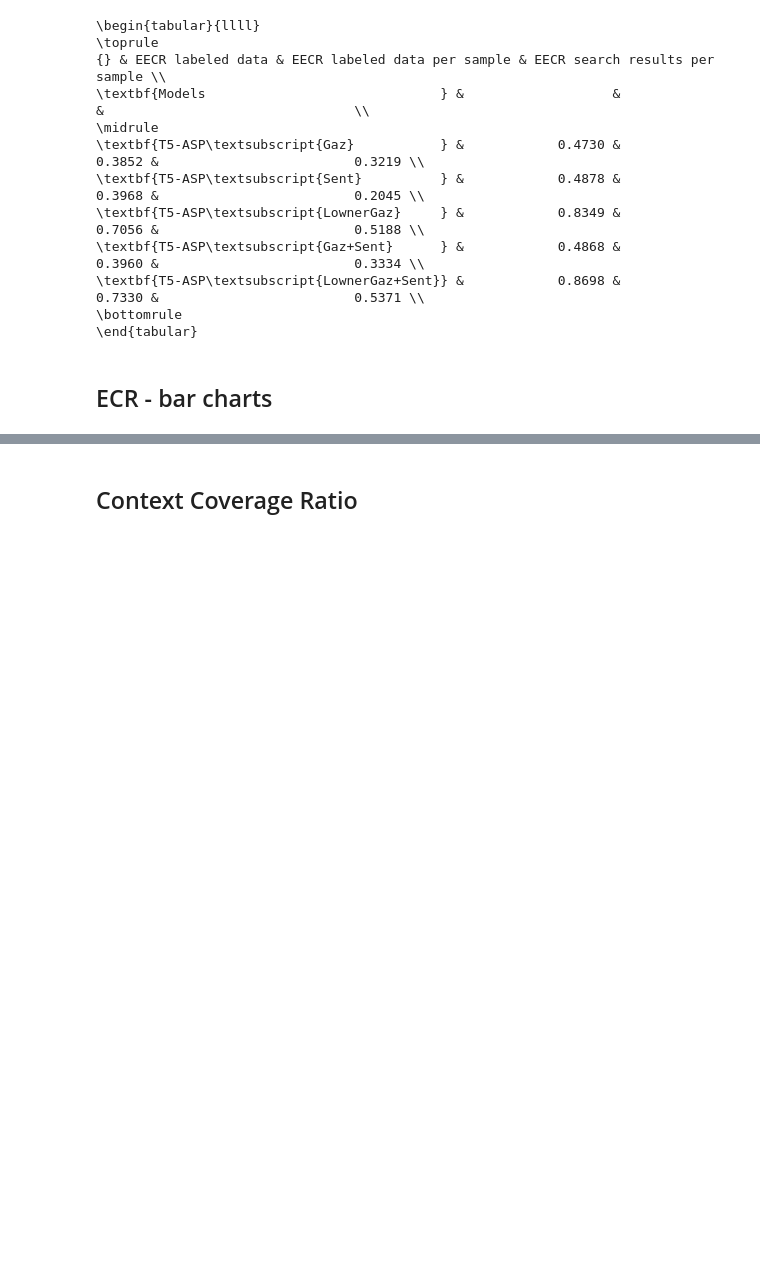
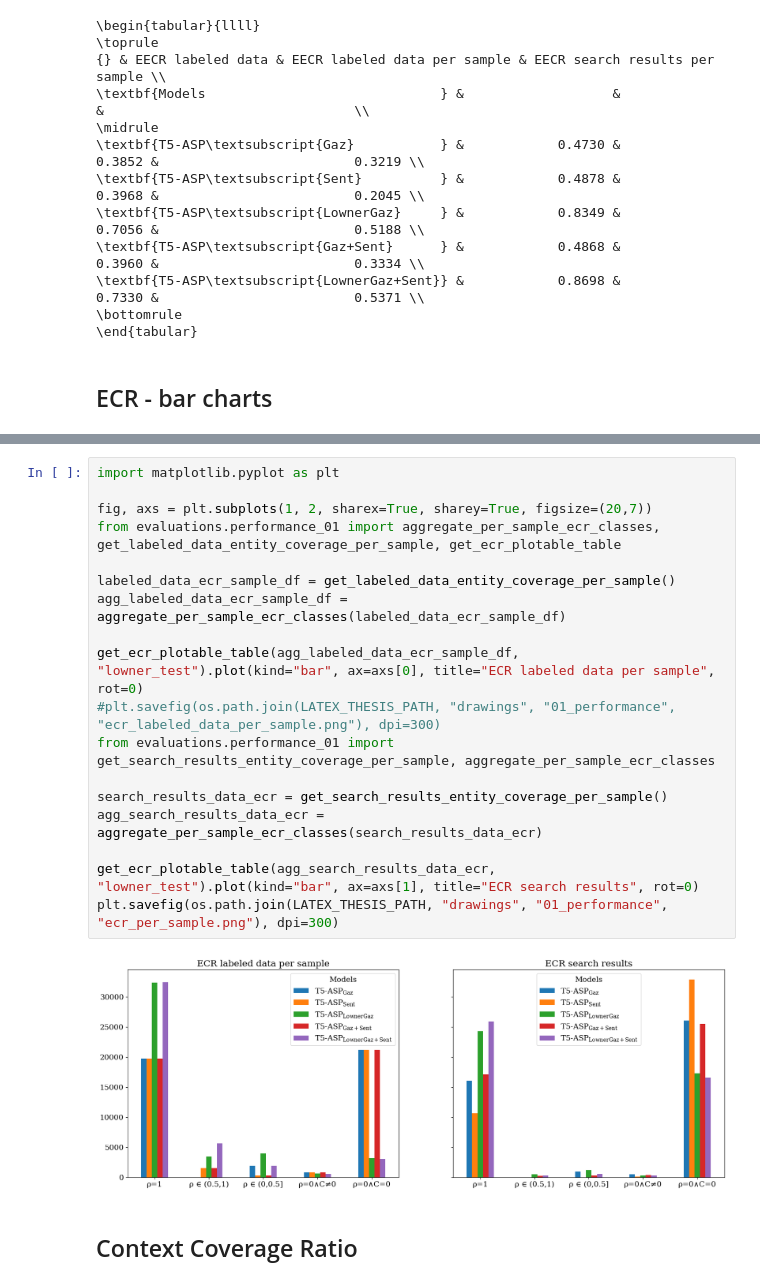
Before and after one commit to roebbert92/thesis, a Jupyter notebook: evaluations/01_performance.ipynb, the cells around one changed output, grey strips where cells are left out. Saved outputs shown, nothing was run; the diff lists cells and outputs as text; blank space fills up the shorter version.

```diff
--- a/evaluations/01_performance.ipynb
+++ b/evaluations/01_performance.ipynb
@@ -463,3 +414,23 @@ search_results_data_ecr
+# %%
+import matplotlib.pyplot as plt
+
+fig, axs = plt.subplots(1, 2, sharex=True, sharey=True, figsize=(20,7))
+from evaluations.performance_01 import aggregate_per_sample_ecr_classes, get_labeled_data_entity_coverage_per_sample, get_ecr_plotable_table
+
+labeled_data_ecr_sample_df = get_labeled_data_entity_coverage_per_sample()
+agg_labeled_data_ecr_sample_df = aggregate_per_sample_ecr_classes(labeled_data_ecr_sample_df)
+
+get_ecr_plotable_table(agg_labeled_data_ecr_sample_df, "lowner_test").plot(kind="bar", ax=axs[0], title="ECR labeled data per sample", rot=0)
+#plt.savefig(os.path.join(LATEX_THESIS_PATH, "drawings", "01_performance", "ecr_labeled_data_per_sample.png"), dpi=300)
+from evaluations.performance_01 import get_search_results_entity_coverage_per_sample, aggregate_per_sample_ecr_classes
+
+search_results_data_ecr = get_search_results_entity_coverage_per_sample()
+agg_search_results_data_ecr = aggregate_per_sample_ecr_classes(search_results_data_ecr)
+
+get_ecr_plotable_table(agg_search_results_data_ecr, "lowner_test").plot(kind="bar", ax=axs[1], title="ECR search results", rot=0)
+plt.savefig(os.path.join(LATEX_THESIS_PATH, "drawings", "01_performance", "ecr_per_sample.png"), dpi=300)
+# %% [output]
+[figure, added]
 # %% [markdown]
 ## Context Coverage Ratio
 # %%
```
Also changed, not shown: parts of 4 cells of this notebook, 2 other files.
